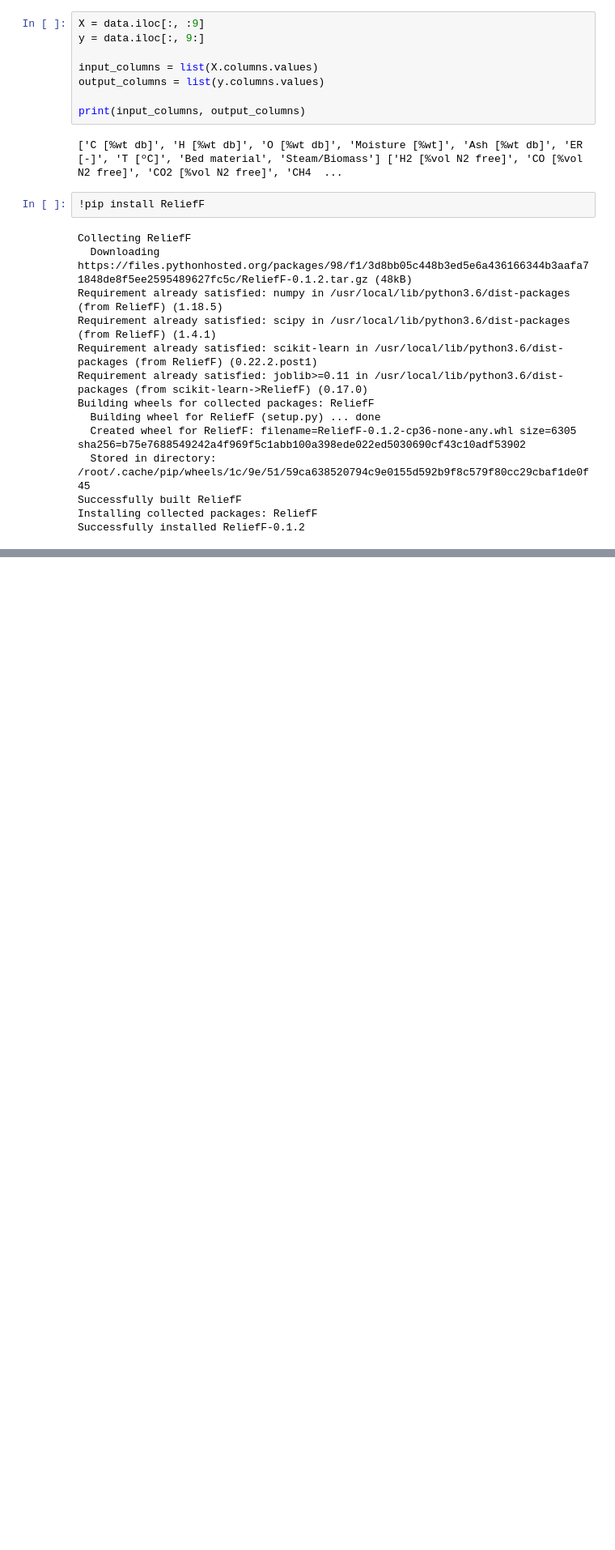
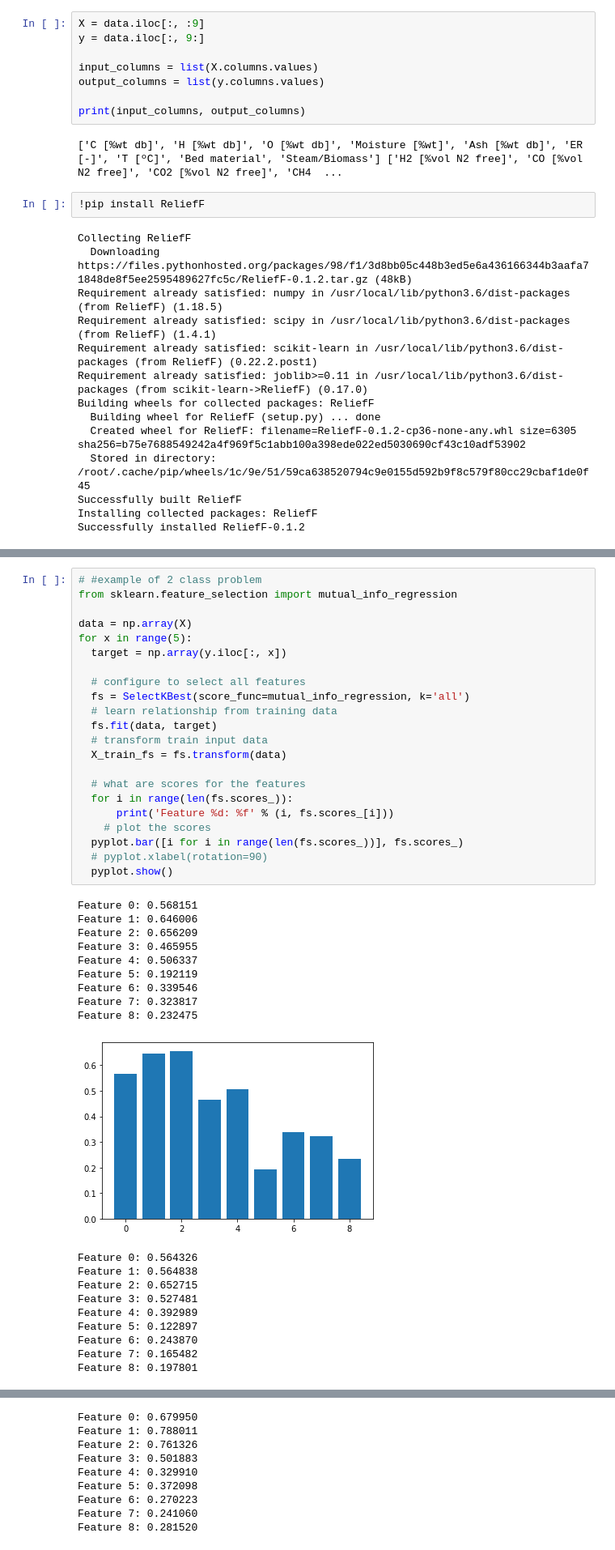
Before and after one commit to sagihaider/XAI-Gasification-Modelling, a Jupyter notebook: Relieff.ipynb, the cells around one changed output, grey strips where cells are left out. Shown at 81% size. Cells and saved outputs as stored; diff of their text form; blank space fills up the shorter version.

```diff
--- a/Relieff.ipynb
+++ b/Relieff.ipynb
@@ -113,0 +208,42 @@ print("(No. of tuples, No. of Columns before ReliefF) : "+str(data.shape)+
+# %%
+# #example of 2 class problem
+from sklearn.feature_selection import mutual_info_regression
+
+data = np.array(X)
+for x in range(5):
+  target = np.array(y.iloc[:, x])
+
+  # configure to select all features
+  fs = SelectKBest(score_func=mutual_info_regression, k='all')
+  # learn relationship from training data
+  fs.fit(data, target)
+  # transform train input data
+  X_train_fs = fs.transform(data)
+
+  # what are scores for the features
+  for i in range(len(fs.scores_)):
+	  print('Feature %d: %f' % (i, fs.scores_[i]))
+    # plot the scores
+  pyplot.bar([i for i in range(len(fs.scores_))], fs.scores_)
+  # pyplot.xlabel(rotation=90)
+  pyplot.show()
+# %% [output]
+Feature 0: 0.568151
+Feature 1: 0.646006
+Feature 2: 0.656209
+Feature 3: 0.465955
+Feature 4: 0.506337
+Feature 5: 0.192119
+Feature 6: 0.339546
+Feature 7: 0.323817
+Feature 8: 0.232475
+[figure, added]
+Feature 0: 0.564326
+Feature 1: 0.564838
+Feature 2: 0.652715
+Feature 3: 0.527481
+Feature 4: 0.392989
+Feature 5: 0.122897
+Feature 6: 0.243870
+Feature 7: 0.165482
+Feature 8: 0.197801
@@ -113,0 +251,9 @@ print("(No. of tuples, No. of Columns before ReliefF) : "+str(data.shape)+
+Feature 0: 0.679950
+Feature 1: 0.788011
+Feature 2: 0.761326
+Feature 3: 0.501883
+Feature 4: 0.329910
+Feature 5: 0.372098
+Feature 6: 0.270223
+Feature 7: 0.241060
+Feature 8: 0.281520
```
Also changed, not shown: parts of 8 cells of this notebook.
